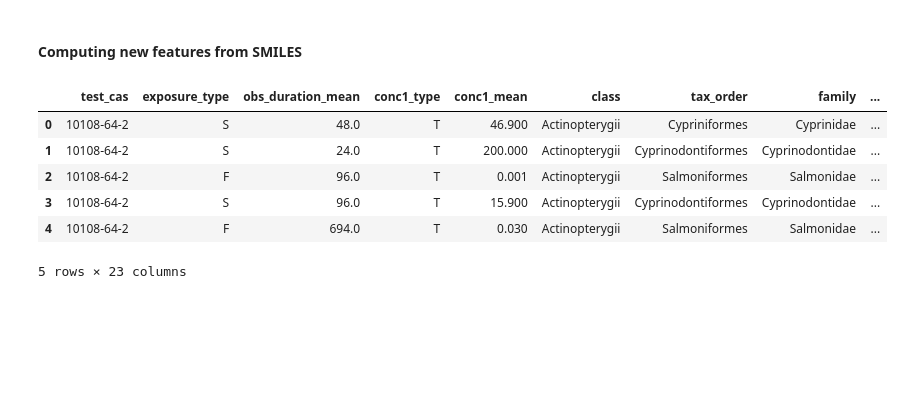
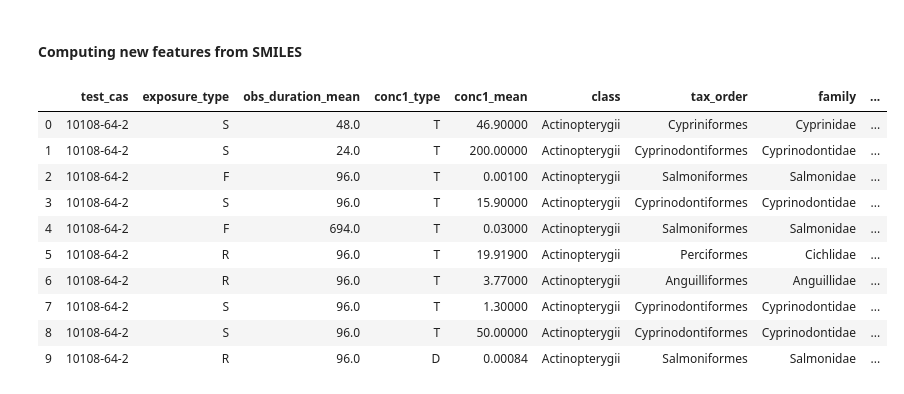
Before and after one commit to manuleo/ML_Toxicology_Testing, a Jupyter notebook: data_analysis.ipynb, the cells around one changed output. Saved outputs shown, nothing was run; the diff lists cells and outputs as text; code cells hidden in the pictures; blank space fills up the shorter version.

```diff
--- a/data_analysis.ipynb
+++ b/data_analysis.ipynb
@@ -1552,8 +1571,3 @@ len(null)
 base_db_smiles = base_db.drop(null,axis=0)
 # %% [markdown]
 #### Computing new features from SMILES
-# %%
-base_db_smiles['atom_number'] = base_db_smiles['smiles'].apply(atom_number)
-base_db_smiles['alone_atom_number'] = base_db_smiles['smiles'].apply(alone_atom_number)
-base_db_smiles['tripleBond'] = base_db_smiles['smiles'].apply(count_tripleBond)
-base_db_smiles['doubleBond'] = base_db_smiles['smiles'].apply(count_doubleBond)
@@ -1568,13 +1584,17 @@ base_db_smiles['MorganDensity'] = base_db_smiles['smiles'].apply(MorganDensity)
 # %%
 base_db_smiles['LogP'] = base_db_smiles['smiles'].apply(LogP)
 # %%
-base_db_smiles.head(5)
+base_db_smiles.head(10)
 # %% [output]
 |  | test_cas | exposure_type | obs_duration_mean | conc1_type | conc1_mean | class | tax_order | family | ... |
-| 0 | 10108-64-2 | S | 48.0 | T | 46.900 | Actinopterygii | Cypriniformes | Cyprinidae | ... |
-| 1 | 10108-64-2 | S | 24.0 | T | 200.000 | Actinopterygii | Cyprinodontiformes | Cyprinodontidae | ... |
-| 2 | 10108-64-2 | F | 96.0 | T | 0.001 | Actinopterygii | Salmoniformes | Salmonidae | ... |
-| 3 | 10108-64-2 | S | 96.0 | T | 15.900 | Actinopterygii | Cyprinodontiformes | Cyprinodontidae | ... |
-| 4 | 10108-64-2 | F | 694.0 | T | 0.030 | Actinopterygii | Salmoniformes | Salmonidae | ... |
+| 0 | 10108-64-2 | S | 48.0 | T | 46.90000 | Actinopterygii | Cypriniformes | Cyprinidae | ... |
+| 1 | 10108-64-2 | S | 24.0 | T | 200.00000 | Actinopterygii | Cyprinodontiformes | Cyprinodontidae | ... |
+| 2 | 10108-64-2 | F | 96.0 | T | 0.00100 | Actinopterygii | Salmoniformes | Salmonidae | ... |
+| 3 | 10108-64-2 | S | 96.0 | T | 15.90000 | Actinopterygii | Cyprinodontiformes | Cyprinodontidae | ... |
+| 4 | 10108-64-2 | F | 694.0 | T | 0.03000 | Actinopterygii | Salmoniformes | Salmonidae | ... |
+| 5 | 10108-64-2 | R | 96.0 | T | 19.91900 | Actinopterygii | Perciformes | Cichlidae | ... |
+| 6 | 10108-64-2 | R | 96.0 | T | 3.77000 | Actinopterygii | Anguilliformes | Anguillidae | ... |
+| 7 | 10108-64-2 | S | 96.0 | T | 1.30000 | Actinopterygii | Cyprinodontiformes | Cyprinodontidae | ... |
+| 8 | 10108-64-2 | S | 96.0 | T | 50.00000 | Actinopterygii | Cyprinodontiformes | Cyprinodontidae | ... |
+| 9 | 10108-64-2 | R | 96.0 | D | 0.00084 | Actinopterygii | Salmoniformes | Salmonidae | ... |
-5 rows × 23 columns
 # %%
```
Also changed, not shown: parts of 20 cells of this notebook, 3 other files.
